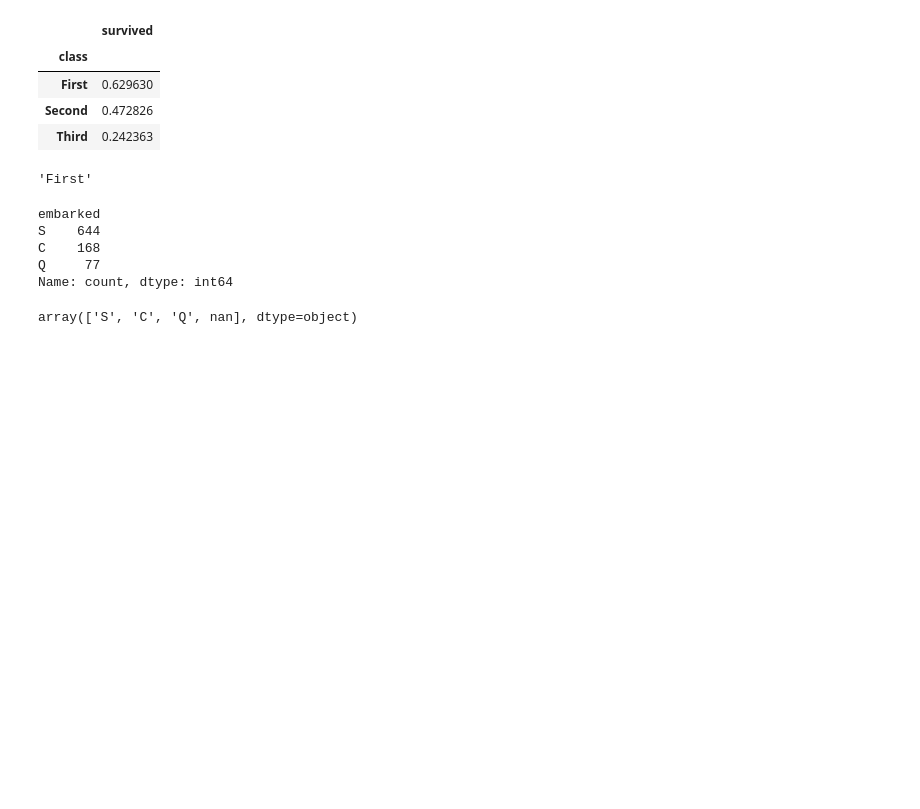
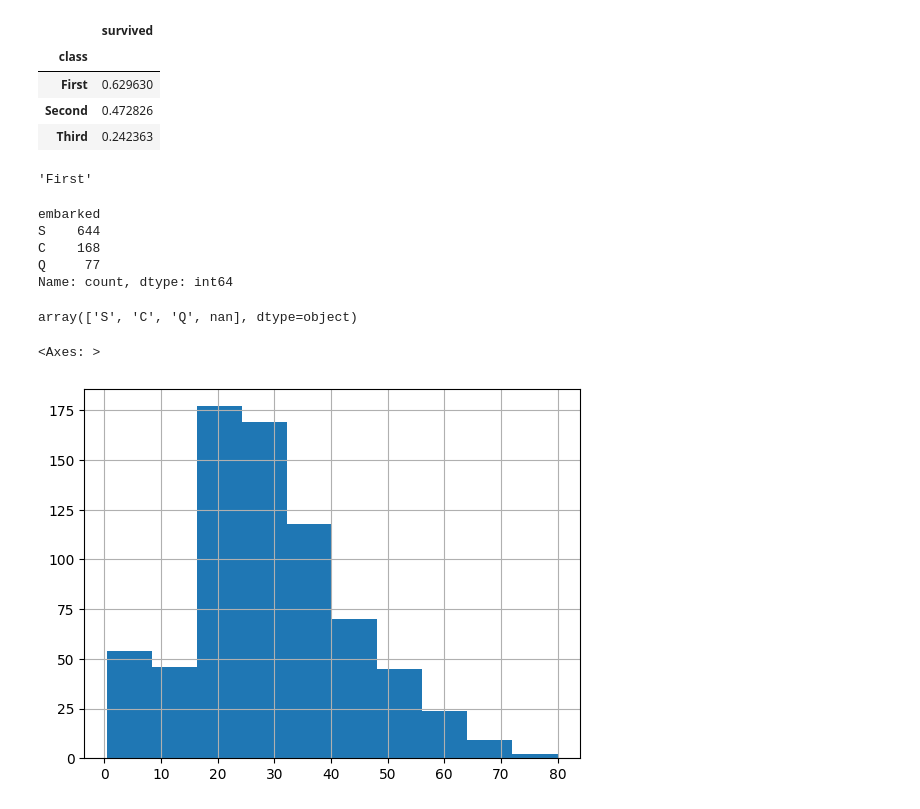
Before and after one commit to Vaishnavi-Gajinkar/Codingwise, a Jupyter notebook: projectsNcasestudies/titanicCS.ipynb, the cells around one changed output. Drawn from its saved outputs; the diff is of its cells as text; code cells hidden in the pictures; blank space fills up the shorter version.

```diff
--- a/projectsNcasestudies/titanicCS.ipynb
+++ b/projectsNcasestudies/titanicCS.ipynb
@@ -699,3 +703,9 @@ C    168
 Q     77
 Name: count, dtype: int64
 array(['S', 'C', 'Q', nan], dtype=object)
+# %%
+# Plot a histogram of the 'Age' column
+df.age.hist()
+# %% [output]
+<Axes: >
+[figure, added]
```
Also changed, not shown: parts of 11 cells of this notebook.
